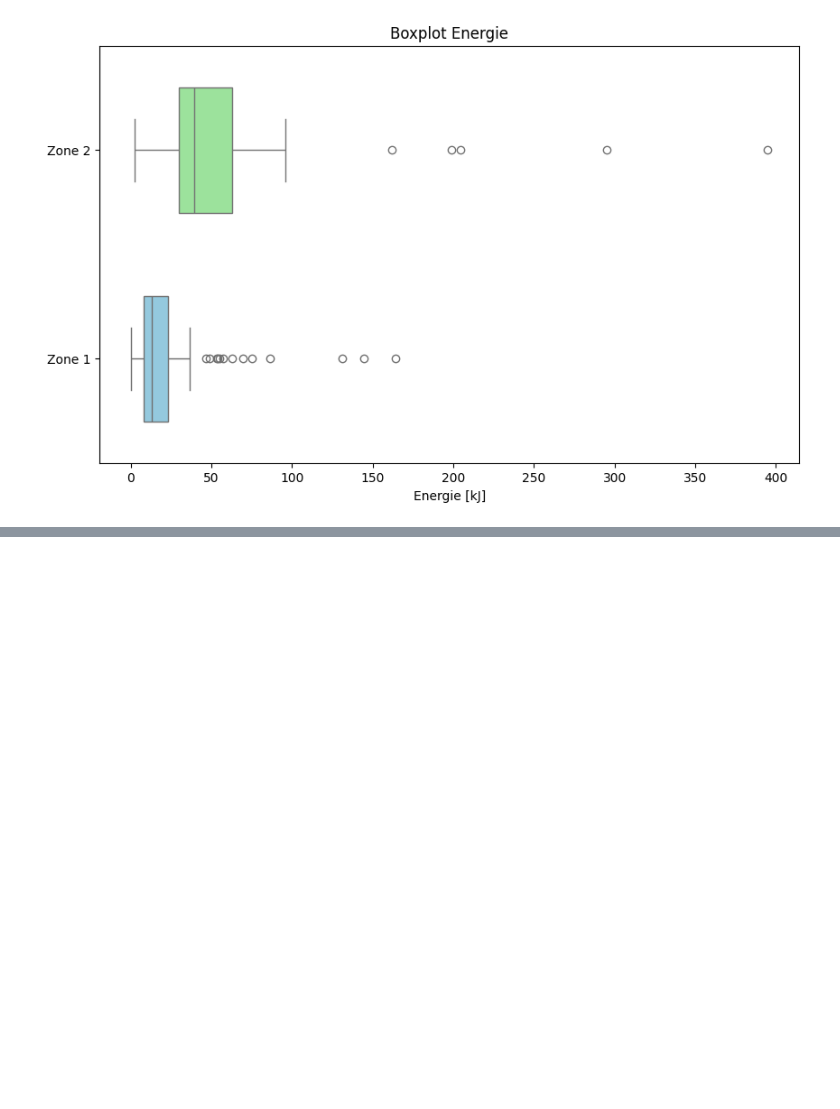
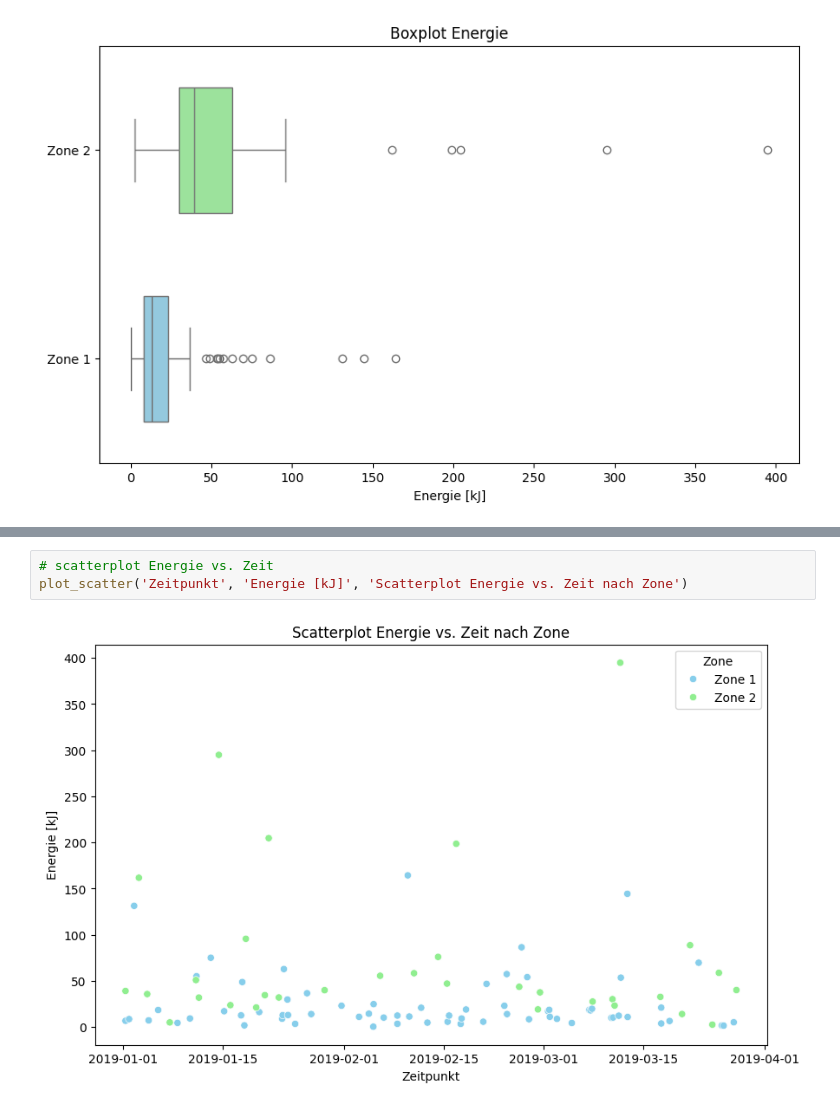
Before and after one commit to Steff72/cwm1, a Jupyter notebook: notebook/cwm1.ipynb, the cells around one changed output, grey strips where cells are left out. Drawn from its saved outputs; the diff is of its cells as text; blank space fills up the shorter version.

```diff
--- a/notebook/cwm1.ipynb
+++ b/notebook/cwm1.ipynb
@@ -242,0 +273,5 @@ plot_boxplot('Energie [kJ]', 'Boxplot Energie')
+# %%
+# scatterplot Energie vs. Zeit
+plot_scatter('Zeitpunkt', 'Energie [kJ]', 'Scatterplot Energie vs. Zeit nach Zone')
+# %% [output]
+[figure, added]
```
Also changed, not shown: parts of 6 cells of this notebook, 2 other files.
